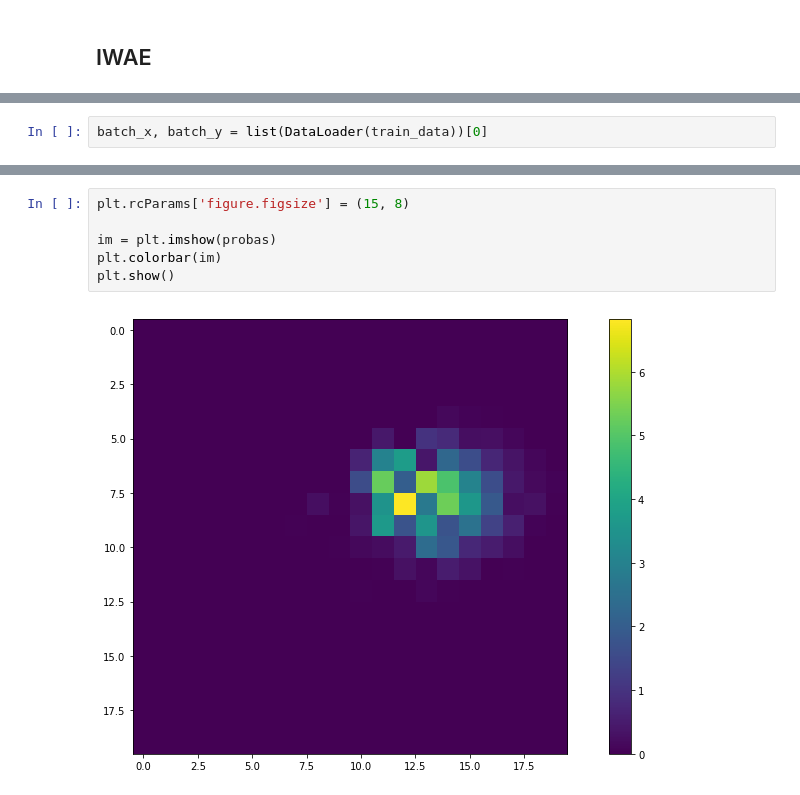
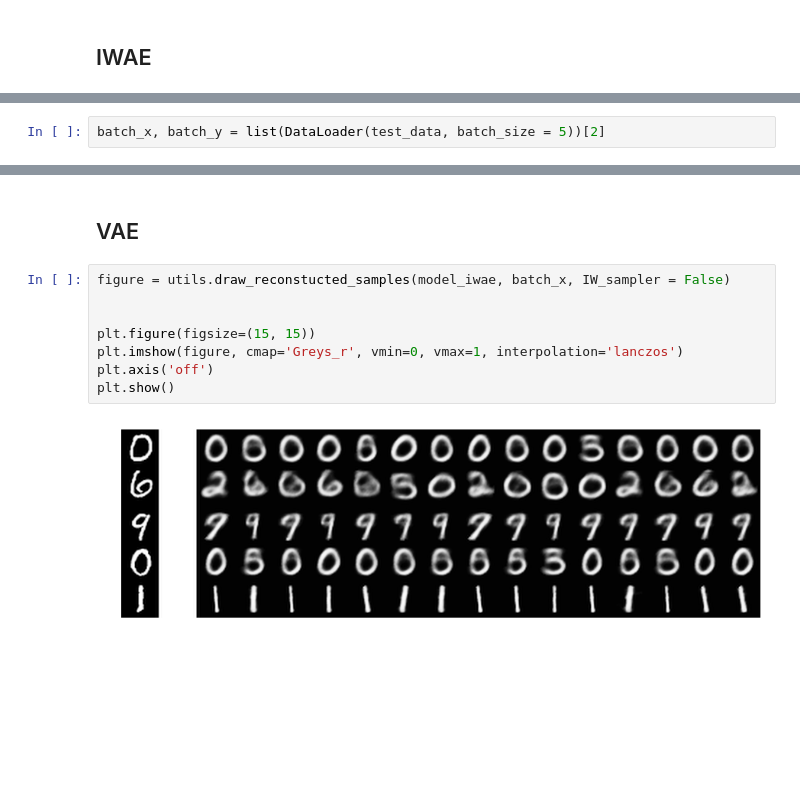
Before and after one commit to Intelligent-Systems-Phystech/DeepGenerativeModels, a Jupyter notebook: examples/VAE_IWAE.ipynb, the cells around one changed output, grey strips where cells are left out. Drawn from its saved outputs; the diff is of its cells as text; blank space fills up the shorter version.

```diff
--- a/examples/VAE_IWAE.ipynb
+++ b/examples/VAE_IWAE.ipynb
@@ -81,2 +104,2 @@ plt.show()
 # %%
-batch_x, batch_y = list(DataLoader(train_data))[0]
+batch_x, batch_y = list(DataLoader(test_data, batch_size = 5))[2]
@@ -97,8 +106,12 @@ for i in tqdm(range(xx.shape[0])):
-# %%
-plt.rcParams['figure.figsize'] = (15, 8)
-
-im = plt.imshow(probas)
-plt.colorbar(im)
-plt.show()
-# %% [output]
-[figure, removed]
+# %% [markdown]
+## VAE
+# %%
+figure = utils.draw_reconstucted_samples(model_iwae, batch_x, IW_sampler = False)
+
+
+plt.figure(figsize=(15, 15))
+plt.imshow(figure, cmap='Greys_r', vmin=0, vmax=1, interpolation='lanczos')
+plt.axis('off')
+plt.show()
+# %% [output]
+[figure, added]
```
Also changed, not shown: parts of 23 cells of this notebook.
